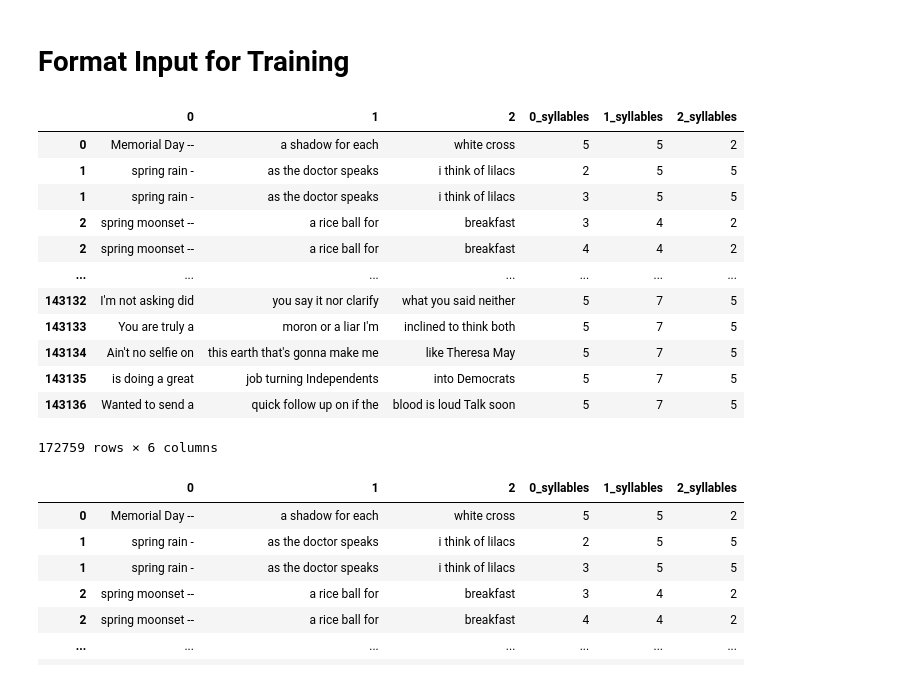
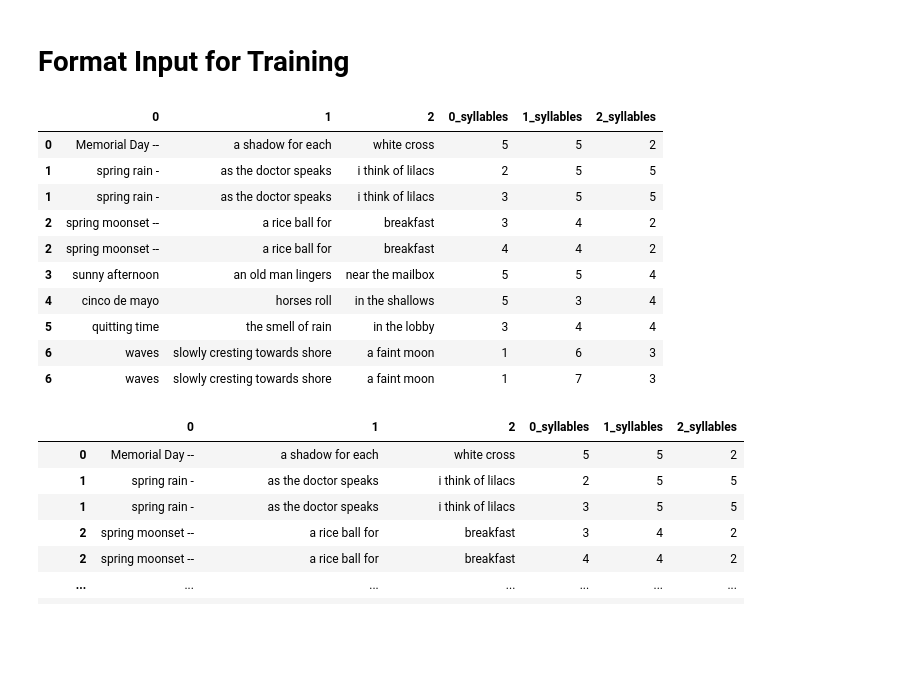
Before and after one commit to brandong512/haikurnn, a Jupyter notebook: notebooks/models/v1/Training.ipynb, the cells around one changed output. Saved outputs shown, nothing was run; the diff lists cells and outputs as text; code cells hidden in the pictures; blank space fills up the shorter version.

```diff
--- a/notebooks/models/v1/Training.ipynb
+++ b/notebooks/models/v1/Training.ipynb
@@ -69,39 +81,37 @@ df
 # %%
 # Duplicate lines with ambiguous syllable counts
 # (syllable counts where there is a comma because
 # multiple pronounciations are acceptable)
 
 lines = set([0, 1, 2])
 
 for i in range(3):
     lines.remove(i)
     df = df[[
         '0', '1', '2',
         #'1_syllables', '2_syllables'
     ] + ['%s_syllables' % j for j in lines]].join(
         df['%s_syllables' % i].str.split(
             ',', expand=True
         ).stack(-1).reset_index(
             level=1, drop=True
         ).rename('%s_syllables' % i)
     ).drop_duplicates()
     lines.add(i)
 
-df
+df.head(10)
 # %% [output]
 |  | 0 | 1 | 2 | 0_syllables | 1_syllables | 2_syllables |
 | 0 | Memorial Day -- | a shadow for each | white cross | 5 | 5 | 2 |
 | 1 | spring rain - | as the doctor speaks | i think of lilacs | 2 | 5 | 5 |
 | 1 | spring rain - | as the doctor speaks | i think of lilacs | 3 | 5 | 5 |
 | 2 | spring moonset -- | a rice ball for | breakfast | 3 | 4 | 2 |
 | 2 | spring moonset -- | a rice ball for | breakfast | 4 | 4 | 2 |
-| ... | ... | ... | ... | ... | ... | ... |
-| 143132 | I'm not asking did | you say it nor clarify | what you said neither | 5 | 7 | 5 |
-| 143133 | You are truly a | moron or a liar I'm | inclined to think both | 5 | 7 | 5 |
-| 143134 | Ain't no selfie on | this earth that's gonna make me | like Theresa May | 5 | 7 | 5 |
-| 143135 | is doing a great | job turning Independents | into Democrats | 5 | 7 | 5 |
-| 143136 | Wanted to send a | quick follow up on if the | blood is loud Talk soon | 5 | 7 | 5 |
+| 3 | sunny afternoon | an old man lingers | near the mailbox | 5 | 5 | 4 |
+| 4 | cinco de mayo | horses roll | in the shallows | 5 | 3 | 4 |
+| 5 | quitting time | the smell of rain | in the lobby | 3 | 4 | 4 |
+| 6 | waves | slowly cresting towards shore | a faint moon | 1 | 6 | 3 |
+| 6 | waves | slowly cresting towards shore | a faint moon | 1 | 7 | 3 |
-172759 rows × 6 columns
 # %%
 # Drop samples that are longer that the 99th percentile of length
 
```
Also changed, not shown: parts of 16 cells of this notebook.
